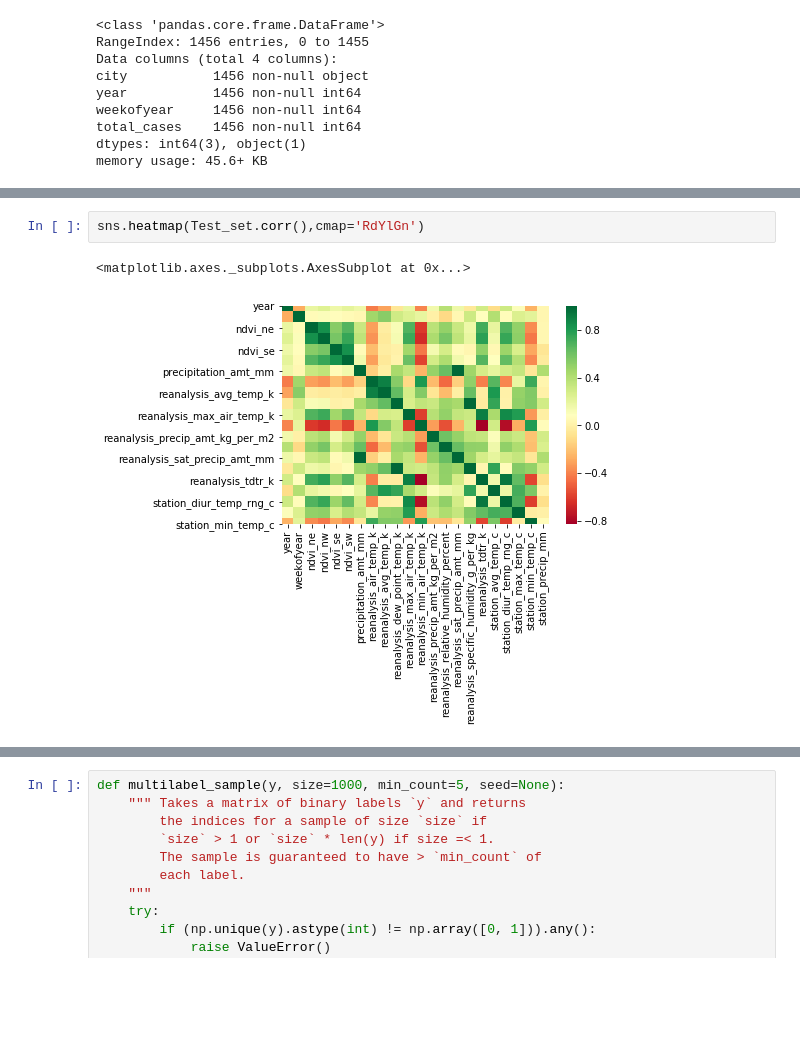
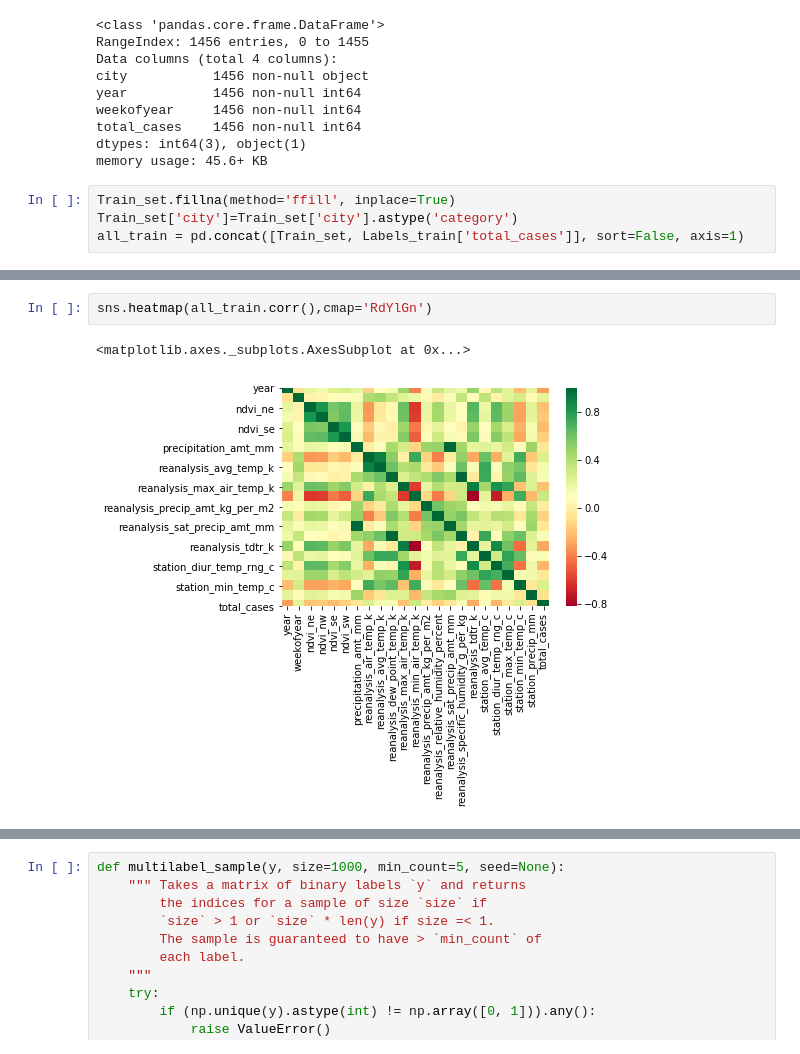
Before and after one commit to jisanos/DengAIProject, a Jupyter notebook: Final_Proyect_Script.ipynb, the cells around one changed output, grey strips where cells are left out. Cells and saved outputs as stored; diff of their text form; blank space fills up the shorter version.

```diff
--- a/Final_Proyect_Script.ipynb
+++ b/Final_Proyect_Script.ipynb
@@ -127,3 +98,7 @@ weekofyear     1456 non-null int64
 total_cases    1456 non-null int64
 dtypes: int64(3), object(1)
 memory usage: 45.6+ KB
+# %%
+Train_set.fillna(method='ffill', inplace=True)
+Train_set['city']=Train_set['city'].astype('category')
+all_train = pd.concat([Train_set, Labels_train['total_cases']], sort=False, axis=1)
@@ -130,5 +148,5 @@ memory usage: 45.6+ KB
 # %%
-sns.heatmap(Test_set.corr(),cmap='RdYlGn')
+sns.heatmap(all_train.corr(),cmap='RdYlGn')
 # %% [output]
 <matplotlib.axes._subplots.AxesSubplot at 0x...>
-[figure, old version]
+[figure, new version]
```
Also changed, not shown: parts of 25 cells of this notebook.
